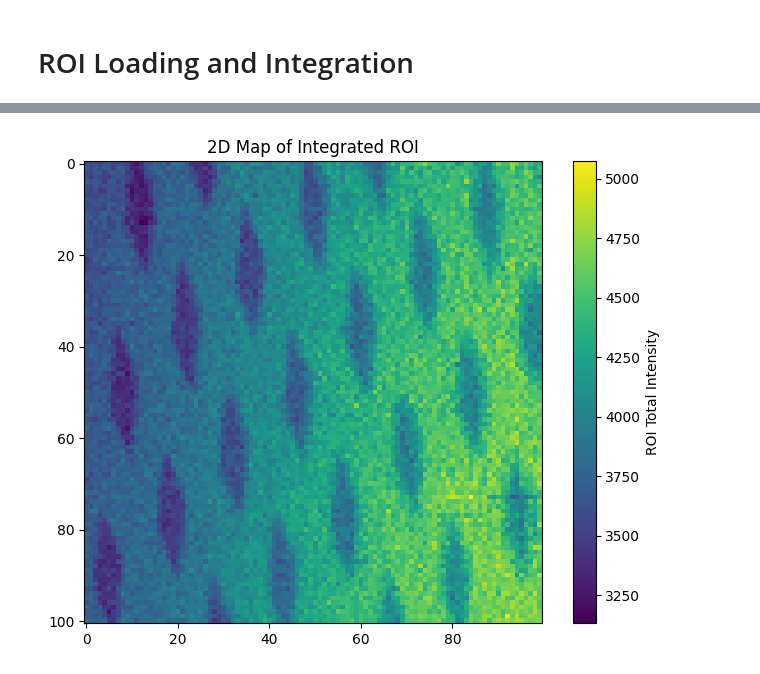
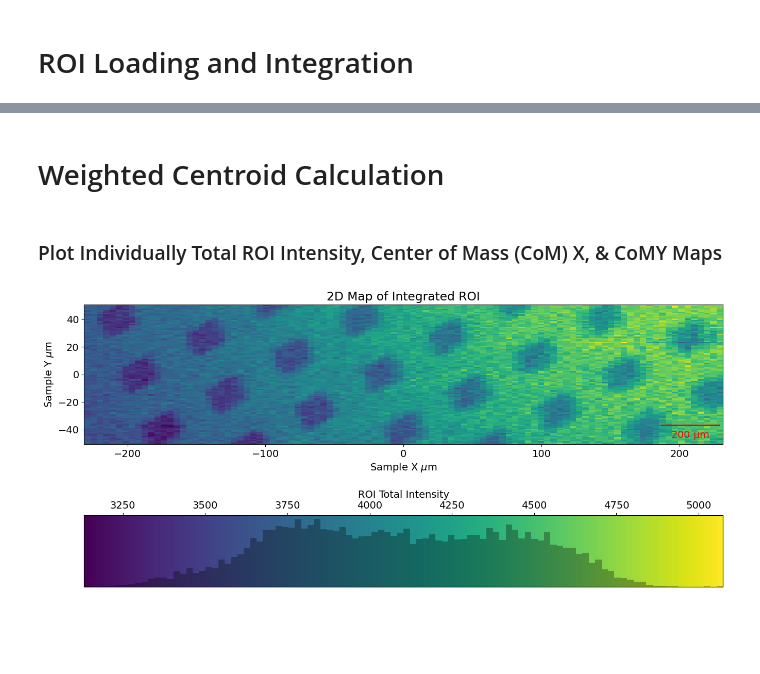
Before and after one commit to JupeNupes/dude, a Jupyter notebook: nanoDiff_BasicAnaly.ipynb, the cells around one changed output, grey strips where cells are left out. Saved outputs shown, nothing was run; the diff lists cells and outputs as text; code cells hidden in the pictures; blank space fills up the shorter version.

```diff
--- a/nanoDiff_BasicAnaly.ipynb
+++ b/nanoDiff_BasicAnaly.ipynb
@@ -1,19 +1,23 @@
 # %%
-from Nanodiffraction_Script import load_scan, get_image
+from Nanodiffraction_s26MDALoad import load_scan, get_image # Stripped down version of off from dude.py
 
 import time
+from math import *
+import skimage as skImg
 import h5py, hdf5plugin
 import numpy as np
 import matplotlib.pyplot as plt
 from matplotlib.colors import LogNorm
 import matplotlib.patches as patches
+from matplotlib_scalebar.scalebar import ScaleBar
+plt.rcParams.update({'font.size': 14})
+
 
 
 import tkinter as tk
 from tkinter import filedialog
 
-import multiprocessing
-from concurrent.futures import ThreadPoolExecutor
+
 
 # %matplotlib inline
 # %%
@@ -52,11 +56,13 @@ img = get_image(mda, index=0)
 Scan 82 loaded: 100 points in x, 101 points in y
 2
 # %%
-#Preload Data to memory
+#Preload h5df Data (.h5 files) to memory
 
 t0 = time.time()
 print("Loading all frames into RAM (slow once, fast forever)...")
 with h5py.File(mda.h5.filename, 'r') as f:
     all_frames = f['/entry/data/data'][()]  # shape: (n_frames, height, width)
+    sample_theta = f['/entry/instrument/26-ID-C/SAMTH'][()]
 all_frames[all_frames > 2**31] = 0          # hot pixel masking
 print(f"Load time: {time.time()-t0:.1f}s")
+print(f"Sample Theta: {sample_theta}")
@@ -63,3 +73,8 @@ print(f"Load time: {time.time()-t0:.1f}s")
+# %%
+#Projective distortion along x correction factor
+x_stretched = mda.positioner_x / np.sin(np.radians(sample_theta))
+dx = np.mean(np.diff(x_stretched))
+# print(f"scalebar dx = {dxS}")
 # %%
 mda.ncol
 mda.nrow
@@ -120,0 +135,2 @@ Data extraction and integration finished in 53.65 seconds!
+# %% [markdown]
+# Weighted Centroid Calculation
@@ -121,9 +176,46 @@ Data extraction and integration finished in 53.65 seconds!
+# %% [markdown]
+### Plot Individually Total ROI Intensity, Center of Mass (CoM) X, & CoMY Maps
 # %%
-# 5. Plot the resulting 2D scan map
-fig, ax = plt.subplots(figsize=(8, 6))
-im = ax.imshow(intensity_2d, cmap='viridis')
-fig.colorbar(im, ax=ax, label='ROI Total Intensity')
+# Diffraction Intensity Map
+
+#Make fig and Axes
+fig, ax = plt.subplots(figsize=(16, 12))
+ax.set_aspect('equal')
 ax.set_title("2D Map of Integrated ROI")
+# Set labels for the main plot axes
+ax.set_xlabel(r"Sample X $\mu$m")
+ax.set_ylabel(r"Sample Y $\mu$m")
+
+#plot image
+img = ax.pcolormesh(x_stretched,mda.positioner_y,tot_inten, cmap='viridis')
+
+
+#  ---   ---
+
+
+#Colorbar with Superimposed Histogram
+cbar = fig.colorbar(img, ax=ax, label='ROI Total Intensity', orientation = 'horizontal')
+cbar.ax.xaxis.set_ticks_position('top')
+cbar.ax.xaxis.set_label_position('top')
+
+hist_ax = cbar.ax.twinx() # Create a twin axes on the colorbar axes
+
+# Plot the histogram of data
+hist_ax.hist(tot_inten.flatten(), bins=100, range=(tot_inten.min(), tot_inten.max()),
+             color='black', alpha=0.3, density=True)
+
+# Clean up the histogram axes
+hist_ax.set_yticks([])
+hist_ax.set_ylim(bottom=0)
+
+
+#  ---   ---
+
+
+# Scalebar
+scalebar = ScaleBar(dx=dx, units="um", location="lower right", color="red",box_alpha=0.0)
+ax.add_artist(scalebar)
+
 plt.show()
 # %% [output]
-[figure, old version]
+[figure, new version]
```
Also changed, not shown: parts of 9 cells of this notebook, 9 other files.
